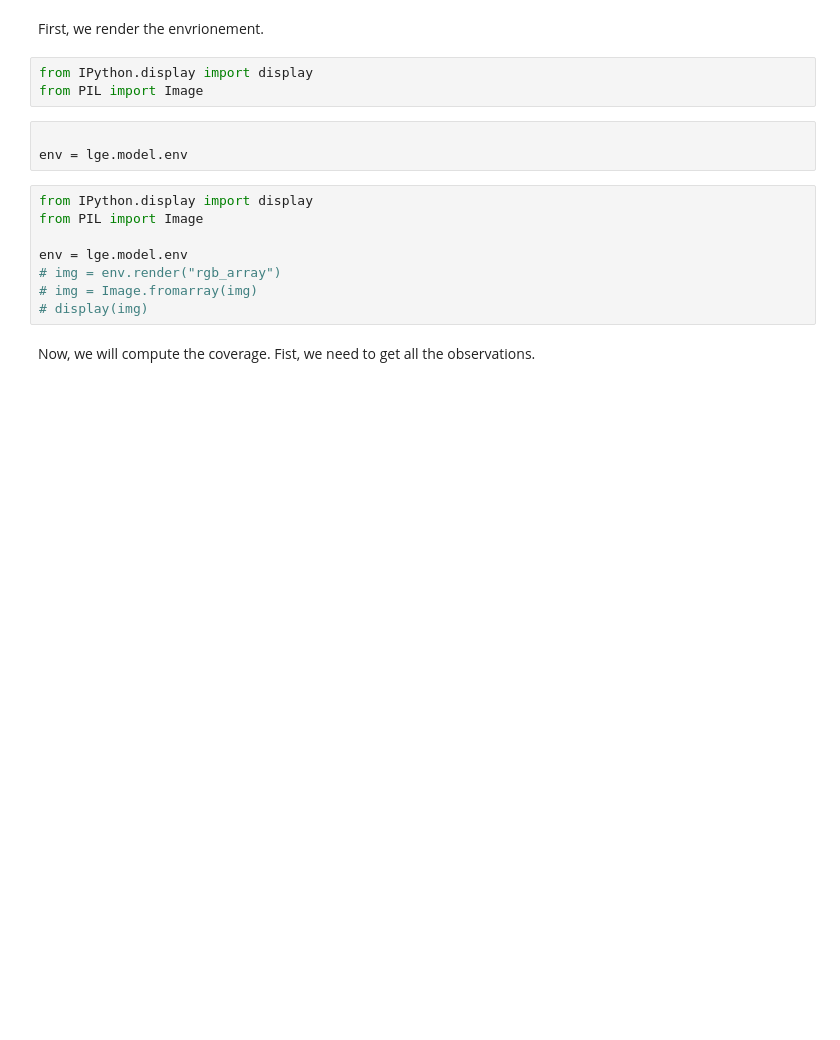
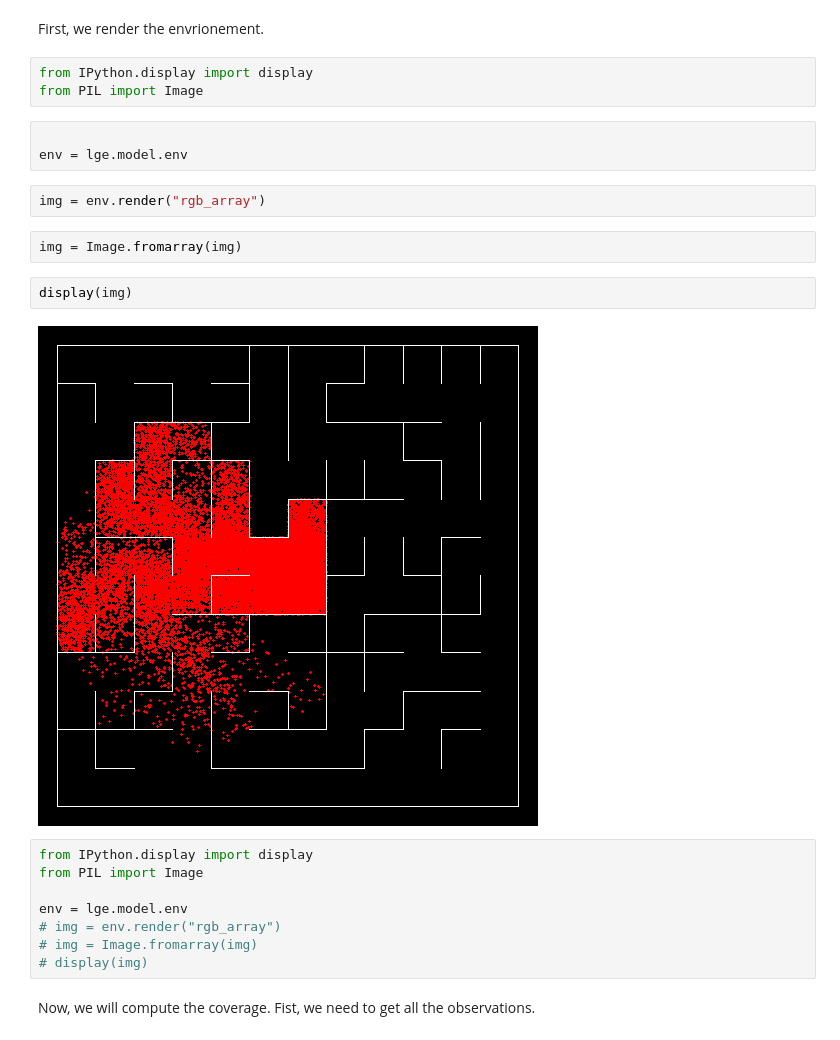
Before and after one commit to ildefons/lge, a Jupyter notebook: notebooks/latent_go_explore_maze.ipynb, the cells around one changed output. Cells and saved outputs as stored; diff of their text form; blank space fills up the shorter version.

```diff
--- a/notebooks/latent_go_explore_maze.ipynb
+++ b/notebooks/latent_go_explore_maze.ipynb
@@ -51,6 +45,14 @@ from PIL import Image
 # %%
 
 env = lge.model.env
+# %%
+img = env.render("rgb_array")
+# %%
+img = Image.fromarray(img)
+# %%
+display(img)
+# %% [output]
+[figure, added]
 # %%
 from IPython.display import display
 from PIL import Image
```
Also changed, not shown: parts of 1 cell of this notebook, 7 other files.
